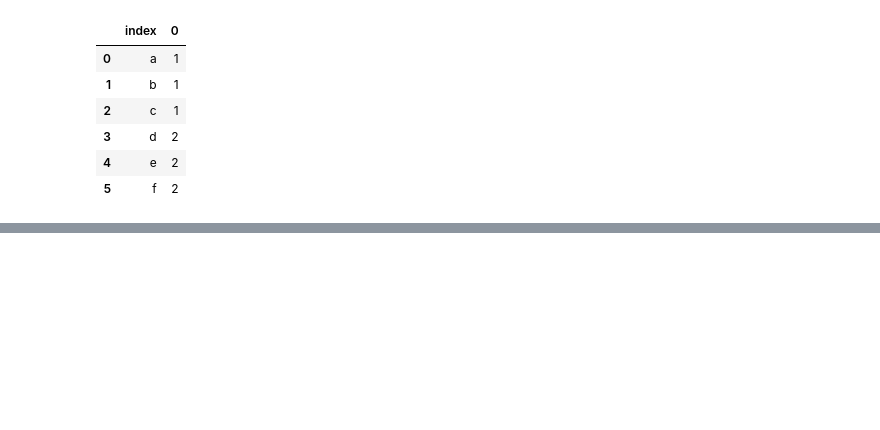
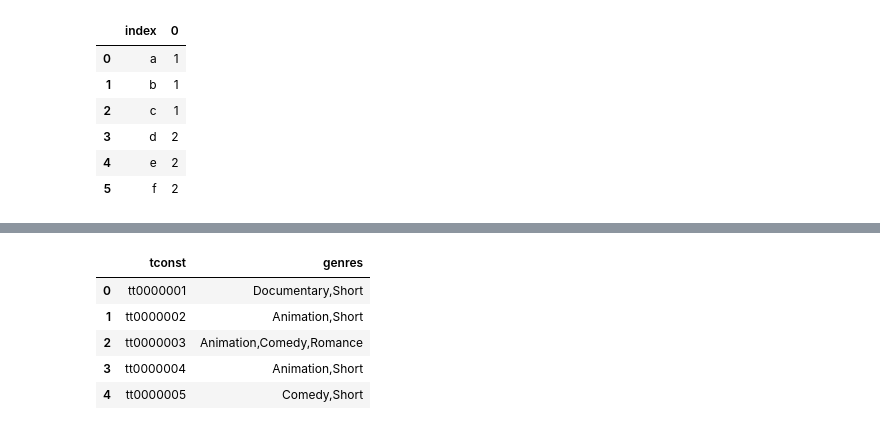
Before and after one commit to ketankokane94/CSCI_620_Data_Management_Project, a Jupyter notebook: dataAnalysisNotebook.ipynb, the cells around one changed output, grey strips where cells are left out. Drawn from its saved outputs; the diff is of its cells as text; code cells hidden in the pictures; blank space fills up the shorter version.

```diff
--- a/dataAnalysisNotebook.ipynb
+++ b/dataAnalysisNotebook.ipynb
@@ -542,0 +568,9 @@ pd.concat([pd.Series(row['var2'], row['var1'].split(','))
+# %%
+temp.head()
+# %% [output]
+|  | tconst | genres |
+| 0 | tt0000001 | Documentary,Short |
+| 1 | tt0000002 | Animation,Short |
+| 2 | tt0000003 | Animation,Comedy,Romance |
+| 3 | tt0000004 | Animation,Short |
+| 4 | tt0000005 | Comedy,Short |
```
Also changed, not shown: parts of 10 cells of this notebook, 1 other file.
